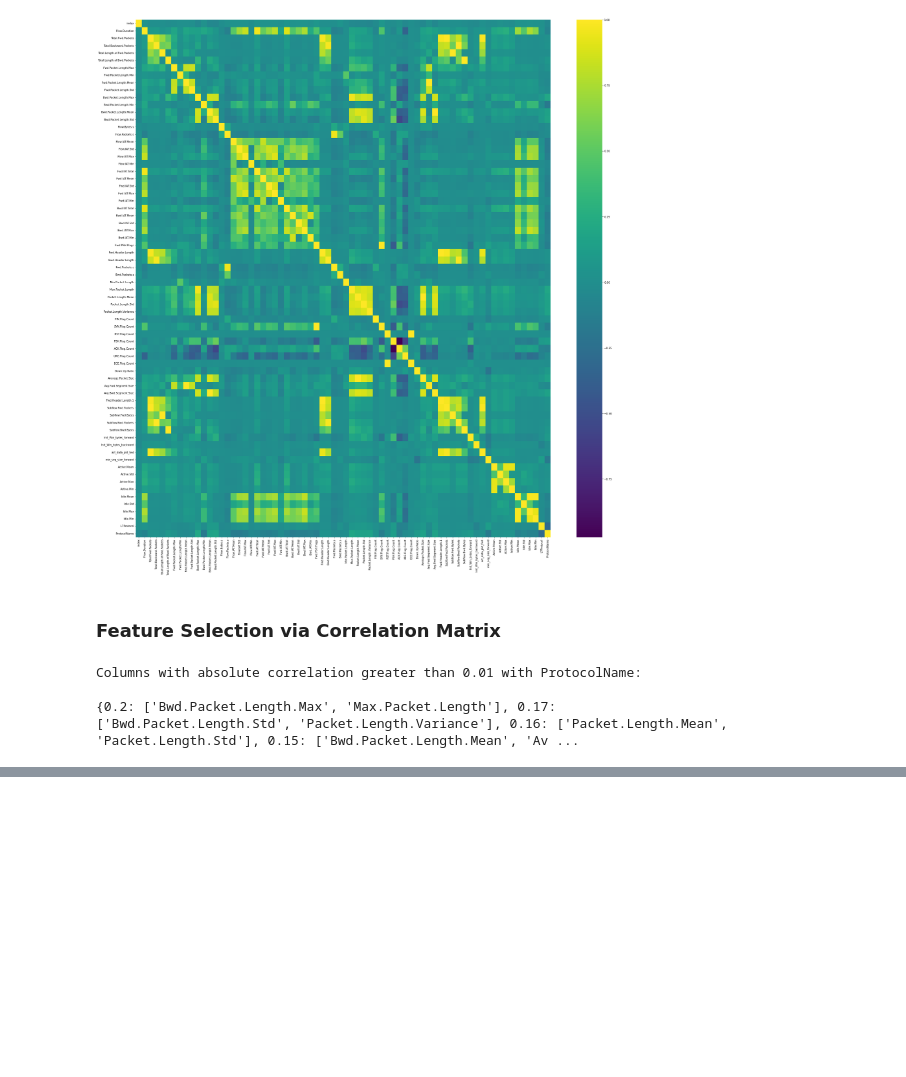
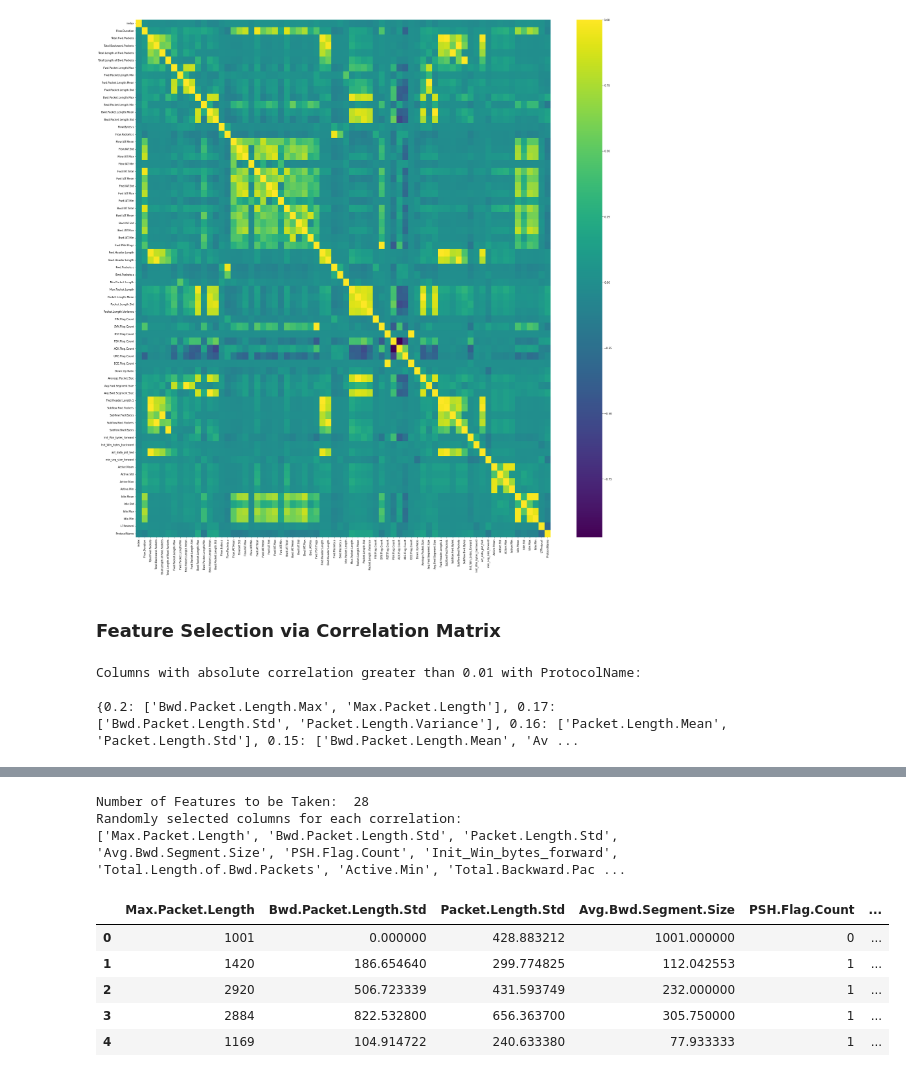
Before and after one commit to AiJared/IP-Network-Traffic-Flows, a Jupyter notebook: IP Network Traffic Flows.ipynb, the cells around one changed output, grey strips where cells are left out. Saved outputs shown, nothing was run; the diff lists cells and outputs as text; code cells hidden in the pictures; blank space fills up the shorter version.

Commit message:
fearure selection via correlation matrix

```diff
--- a/IP Network Traffic Flows.ipynb
+++ b/IP Network Traffic Flows.ipynb
@@ -304,0 +260,38 @@ data_for_prediction_featureSelection
+# %%
+# choosing the random features from same correlated values
+final_features = []
+
+import random
+# random_columns = []
+for correlation, column_list in feature_map.items():
+    final_features.append(random.choice(column_list))
+
+print("Number of Features to be Taken: ", len(final_features))
+print("Randomly selected columns for each correlation: ")
+print(final_features)
+
+pos_value_columns = final_features
+# %% [output]
+Number of Features to be Taken:  28
+Randomly selected columns for each correlation:
+['Max.Packet.Length', 'Bwd.Packet.Length.Std', 'Packet.Length.Std', 'Avg.Bwd.Segment.Size', 'PSH.Flag.Count', 'Init_Win_bytes_forward', 'Total.Length.of.Bwd.Packets', 'Active.Min', 'Total.Backward.Pac ...
+# %%
+# final data which would be used for prediction and spliting
+data_for_prediction_featureSelection = data[pos_value_columns]
+target_column = data["ProtocolName"]
+
+# spliting the data for feature selection via correlation matrix
+feature_train, feature_test, target_train, target_test = train_test_split(data_for_prediction_featureSelection, target_column, test_size=0.2)
+
+sc = StandardScaler()
+feature_train = sc.fit_transform(feature_train)
+feature_test = sc.transform(feature_test)
+
+data_for_prediction_featureSelection.head()
+# %% [output]
+|  | Max.Packet.Length | Bwd.Packet.Length.Std | Packet.Length.Std | Avg.Bwd.Segment.Size | PSH.Flag.Count | ... |
+| 0 | 1001 | 0.000000 | 428.883212 | 1001.000000 | 0 | ... |
+| 1 | 1420 | 186.654640 | 299.774825 | 112.042553 | 1 | ... |
+| 2 | 2920 | 506.723339 | 431.593749 | 232.000000 | 1 | ... |
+| 3 | 2884 | 822.532800 | 656.363700 | 305.750000 | 1 | ... |
+| 4 | 1169 | 104.914722 | 240.633380 | 77.933333 | 1 | ... |
```
Also changed, not shown: parts of 2 cells of this notebook.
